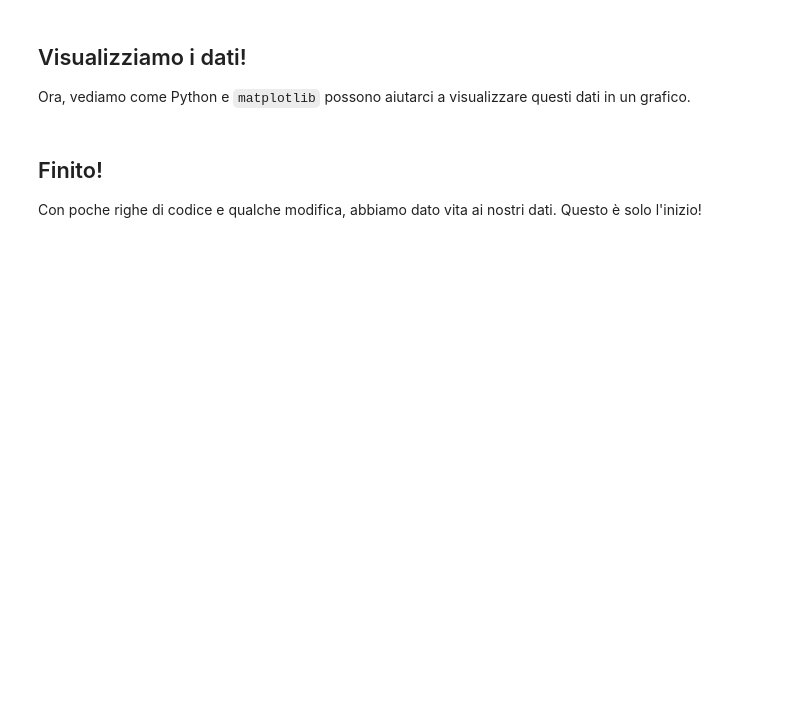
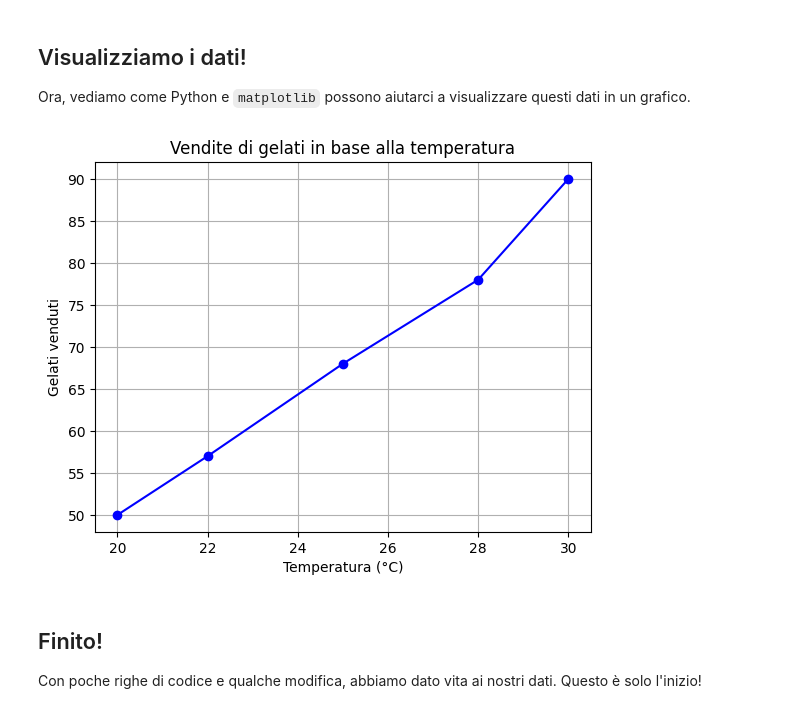
Before and after one commit to ite-openday/data-visualization-in-python-18-11-2023-davidecavallari, a Jupyter notebook: datavisualization.ipynb, the cells around one changed output. Saved outputs shown, nothing was run; the diff lists cells and outputs as text; code cells hidden in the pictures; blank space fills up the shorter version.

```diff
--- a/datavisualization.ipynb
+++ b/datavisualization.ipynb
@@ -23,17 +30,19 @@ Ora, vediamo come Python e `matplotlib` possono aiutarci a visualizzare questi d
 # %%
 import matplotlib.pyplot as plt
 
 # Estraiamo i dati
 temperature = df['Temperatura (°C)']
 vendite = df['Gelati venduti']
 
 # Disegnamo un grafico
-plt.scatter(temperature, vendite, color='blue')  # QUI: Prova a cambiare in plt.bar e plt.plot per un grafico diverso! Prova a cambiare il colore!
+plt.plot(temperature, vendite, "o-", color='blue')  # QUI: Prova a cambiare in plt.bar e plt.plot per un grafico diverso! Prova a cambiare il colore!
 plt.title('Vendite di gelati in base alla temperatura')  # QUI: Modifica il titolo se vuoi!
 plt.xlabel('Temperatura (°C)')
 plt.ylabel('Gelati venduti')
 plt.grid(True)
 plt.show()
+# %% [output]
+[figure, added]
 # %% [markdown]
 ## Finito!
 Con poche righe di codice e qualche modifica, abbiamo dato vita ai nostri dati. Questo è solo l'inizio!
```
Also changed, not shown: parts of 1 cell of this notebook.
